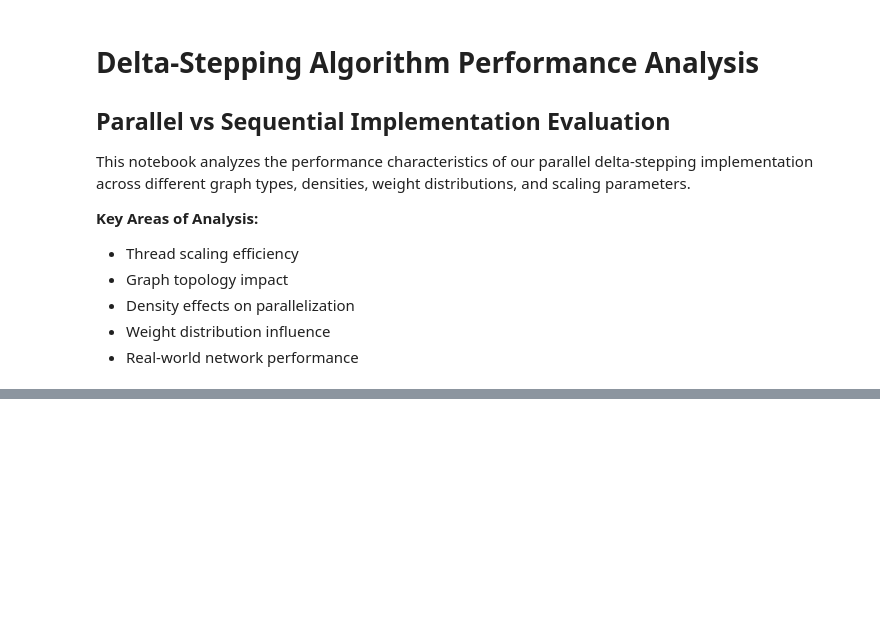
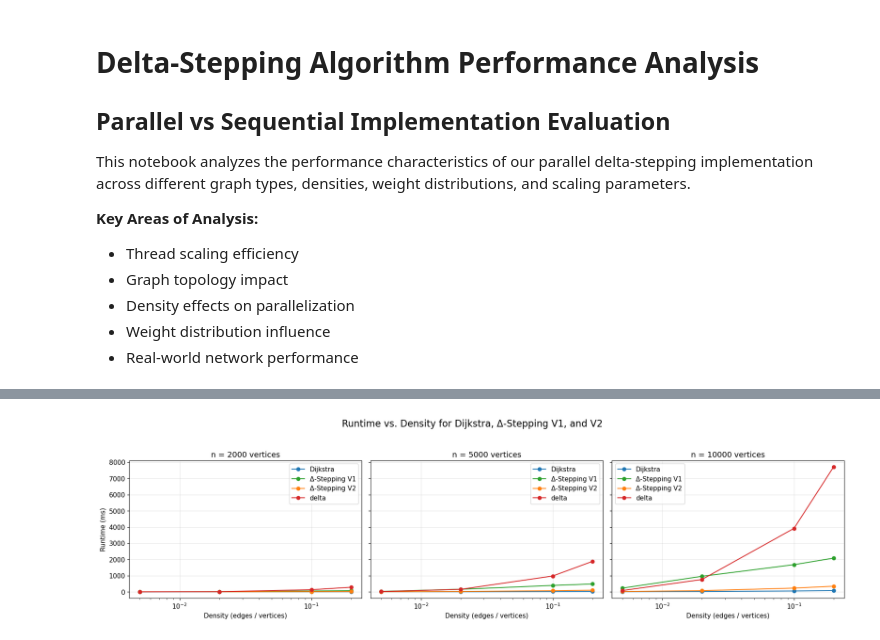
Before and after one commit to dansuissa/CSE305-Project, a Jupyter notebook: parallels_performance_benchmark.ipynb, the cells around one changed output, grey strips where cells are left out. Cells and saved outputs as stored; diff of their text form; code cells hidden in the pictures; blank space fills up the shorter version.

```diff
--- a/parallels_performance_benchmark.ipynb
+++ b/parallels_performance_benchmark.ipynb
@@ -589,0 +102,37 @@ Parallel v1 overall success rate: 41.3%
+# %%
+sizes = sorted(density_df['size'].unique())
+fig, axes = plt.subplots(1, 3, figsize=(18, 5), sharey=True)
+
+colors = {'Dijkstra': 'C0', 'Δ-Stepping V1': 'C2', 'Δ-Stepping V2': 'C1', 'delta': 'C3'}
+markers = {'Dijkstra': 'o', 'Δ-Stepping V1': 'o', 'Δ-Stepping V2': 'o', 'delta':'o'}
+
+for ax, n in zip(axes, sizes):
+    sub = density_df[density_df['size'] == n].sort_values('density')
+    ax.plot(sub['density'], sub['dijkstra_time'],marker=markers['Dijkstra'], linestyle='-',
+            color=colors['Dijkstra'],label='Dijkstra')
+    ax.plot(sub['density'], sub['parallel_v1_time'],marker=markers['Δ-Stepping V1'], linestyle='-',
+            color=colors['Δ-Stepping V1'],label='Δ-Stepping V1')
+    ax.plot(
+        sub['density'], sub['parallel_v2_time'],
+        marker=markers['Δ-Stepping V2'], linestyle='-', color=colors['Δ-Stepping V2'],
+        label='Δ-Stepping V2'
+    )
+    ax.plot(
+        sub['density'], sub['delta_time'],
+        marker=markers['delta'], linestyle='-', color=colors['delta'],
+        label='delta'
+    )
+
+    ax.set_xscale('log')
+    ax.set_title(f"n = {n} vertices")
+    ax.set_xlabel("Density (edges / vertices)")
+    if ax is axes[0]:
+        ax.set_ylabel("Runtime (ms)")
+    ax.legend()
+
+fig.suptitle("Runtime vs. Density for Dijkstra, Δ-Stepping V1, and V2", fontsize=16)
+plt.tight_layout(rect=[0, 0, 1, 0.94])
+plt.savefig("density_plot.png")
+plt.show()
+# %% [output]
+[figure, added]
```
Also changed, not shown: parts of 31 cells of this notebook, 21 other files.
